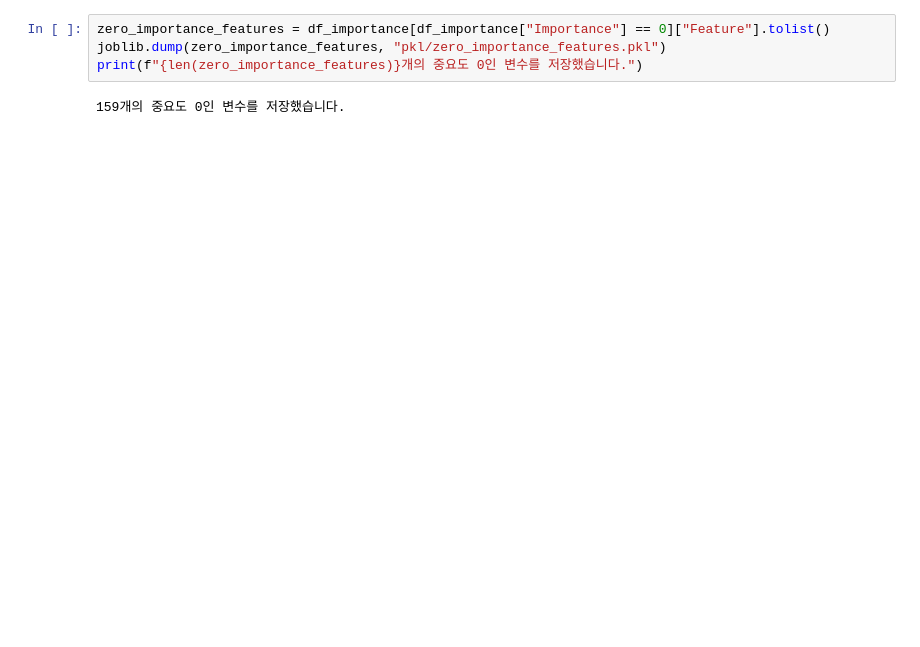
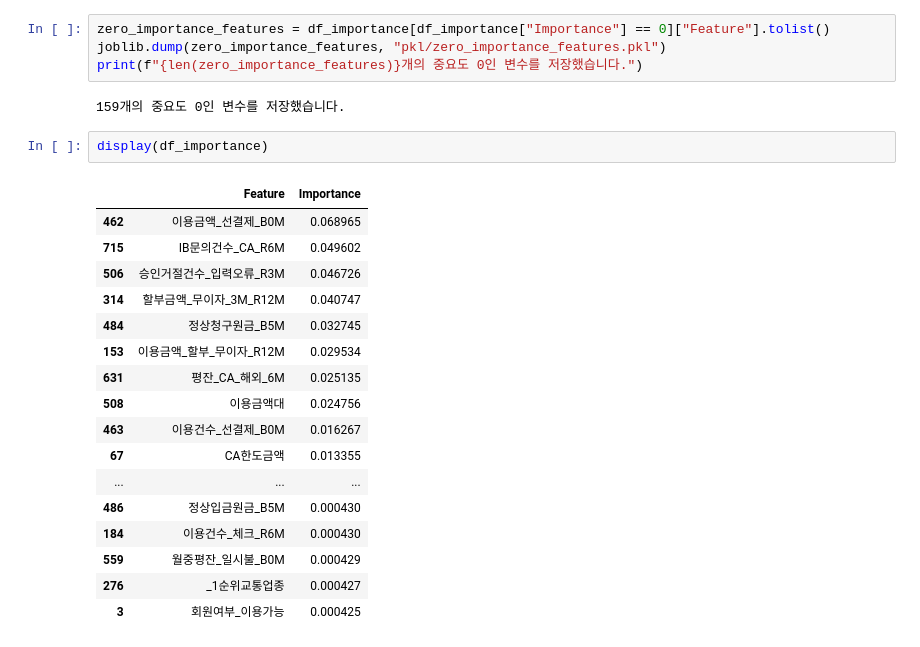
Before and after one commit to Yoo-SeungHyeon/DACON, a Jupyter notebook: 01_신용카드_고객_세그먼트_분류_AI_경진대회/오지연/feature_importance.ipynb, the cells around one changed output. Cells and saved outputs as stored; diff of their text form; blank space fills up the shorter version.

```diff
--- a/01_신용카드_고객_세그먼트_분류_AI_경진대회/오지연/feature_importance.ipynb
+++ b/01_신용카드_고객_세그먼트_분류_AI_경진대회/오지연/feature_importance.ipynb
@@ -80,3 +115,23 @@ joblib.dump(zero_importance_features, "pkl/zero_importance_features.pkl")
 print(f"{len(zero_importance_features)}개의 중요도 0인 변수를 저장했습니다.")
 # %% [output]
 159개의 중요도 0인 변수를 저장했습니다.
+# %%
+display(df_importance)
+# %% [output]
+|  | Feature | Importance |
+| 462 | 이용금액_선결제_B0M | 0.068965 |
+| 715 | IB문의건수_CA_R6M | 0.049602 |
+| 506 | 승인거절건수_입력오류_R3M | 0.046726 |
+| 314 | 할부금액_무이자_3M_R12M | 0.040747 |
+| 484 | 정상청구원금_B5M | 0.032745 |
+| 153 | 이용금액_할부_무이자_R12M | 0.029534 |
+| 631 | 평잔_CA_해외_6M | 0.025135 |
+| 508 | 이용금액대 | 0.024756 |
+| 463 | 이용건수_선결제_B0M | 0.016267 |
+| 67 | CA한도금액 | 0.013355 |
+| ... | ... | ... |
+| 486 | 정상입금원금_B5M | 0.000430 |
+| 184 | 이용건수_체크_R6M | 0.000430 |
+| 559 | 월중평잔_일시불_B0M | 0.000429 |
+| 276 | _1순위교통업종 | 0.000427 |
+| 3 | 회원여부_이용가능 | 0.000425 |
```
Also changed, not shown: parts of 4 cells of this notebook, 11 other files.
